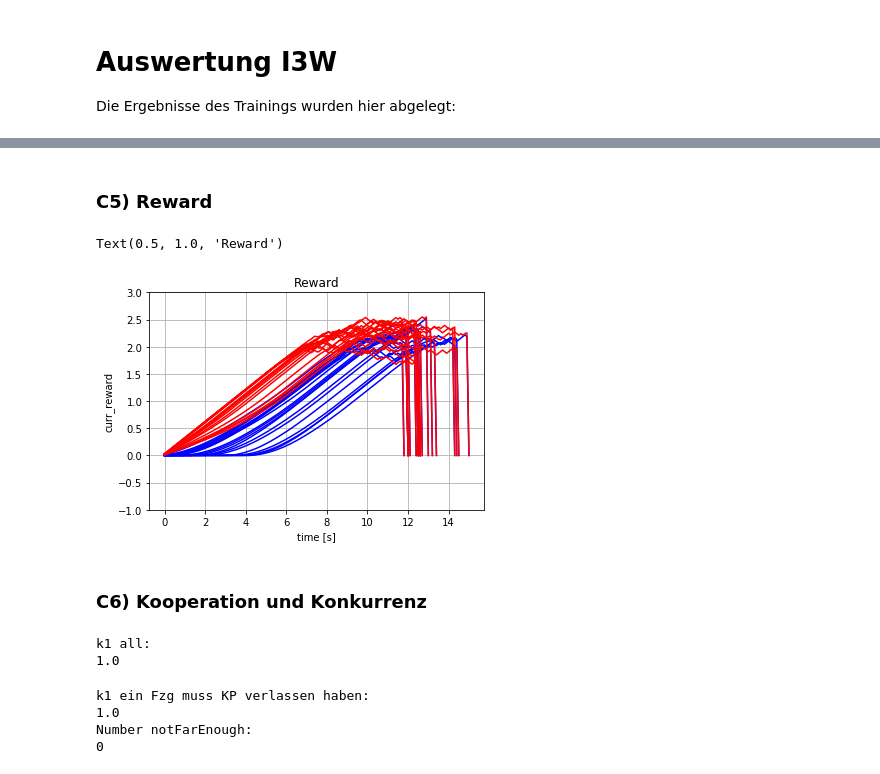
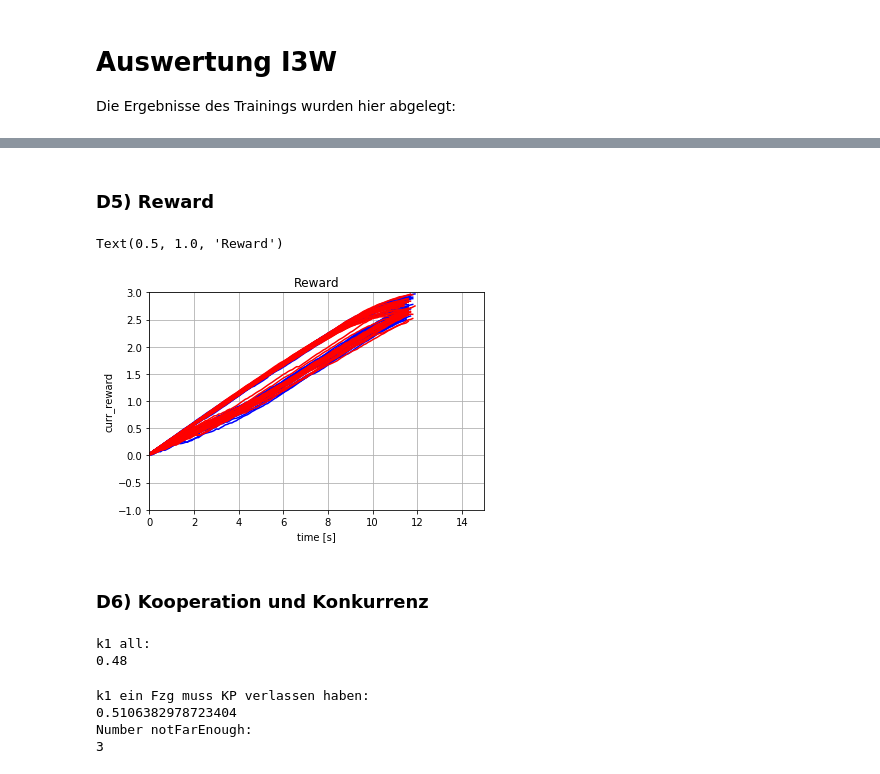
Before and after one commit to MouvementMondial/flow, a Jupyter notebook: Diplomarbeit/Auswertung_I3W_MultiAgent.ipynb, the cells around one changed output, grey strips where cells are left out. Saved outputs shown, nothing was run; the diff lists cells and outputs as text; code cells hidden in the pictures.

```diff
--- a/Diplomarbeit/Auswertung_I3W_MultiAgent.ipynb
+++ b/Diplomarbeit/Auswertung_I3W_MultiAgent.ipynb
@@ -4,4 +4,4 @@
 Die Ergebnisse des Trainings wurden hier abgelegt:
 # %%
 path_ray_results = "/home/thorsten/ray_results/IntersectionExample/"
-folder_results = "PPO_MultiAgentIntersectionEnv-v0_0_2019-03-14_14-59-309afvmegl"
+folder_results = "PPO_MultiAgentIntersectionEnv-v0_0_2019-03-20_20-11-562l2avazu_sharedPolicy1005025"
@@ -143,7 +155,7 @@ Skip automatic termination. Connection is probably already closed.
 Speicherort der in B) erzeugten log-Dateien:
 # %%
 # default:
-folder_logs = path_ray_results + folder_results + "/results_run_122/"
+folder_logs = path_ray_results + folder_results + "/results_run_250/"
 
 # anderer Ort:
 #folder_logs = hier/und/dort/
@@ -262,25 +274,25 @@ plt.ylim(0,200)
 # %% [markdown]
-### C5) Reward
+### D5) Reward
 # %%
 for time, curr_reward in zip(times,curr_rewards_1):
-    plt.plot(time[:],
-             curr_reward[:],
+    plt.plot(time[:-1],
+             curr_reward[:-1],
              c='b')
 for time, curr_reward in zip(times,curr_rewards_2):
-    plt.plot(time[:],
-             curr_reward[:],
+    plt.plot(time[:-1],
+             curr_reward[:-1],
              c='r')
 plt.xlabel('time [s]')
 plt.ylabel('curr_reward')
 plt.ylim(-1,3)
-#plt.xlim(0,18)
+plt.xlim(0,15)
 plt.grid()
 plt.title('Reward')
 # %% [output]
 Text(0.5, 1.0, 'Reward')
-[figure, old version]
+[figure, new version]
 # %% [markdown]
-### C6) Kooperation und Konkurrenz
+### D6) Kooperation und Konkurrenz
 # %%
 n_episodes = 0
 n_nr2first = 0
@@ -293,7 +305,7 @@ print("k1 all:")
 print(n_nr2first/n_episodes)
 # %% [output]
 k1 all:
-1.0
+0.48
 # %%
 n_episodes = 0
 n_nr2first = 0
@@ -316,6 +328,6 @@ print("Number notFarEnough:")
 print(n_notFarEnough)
 # %% [output]
 k1 ein Fzg muss KP verlassen haben:
-1.0
+0.5106382978723404
 Number notFarEnough:
-0
+3
```
Also changed, not shown: parts of 16 cells of this notebook, 7 other files.
